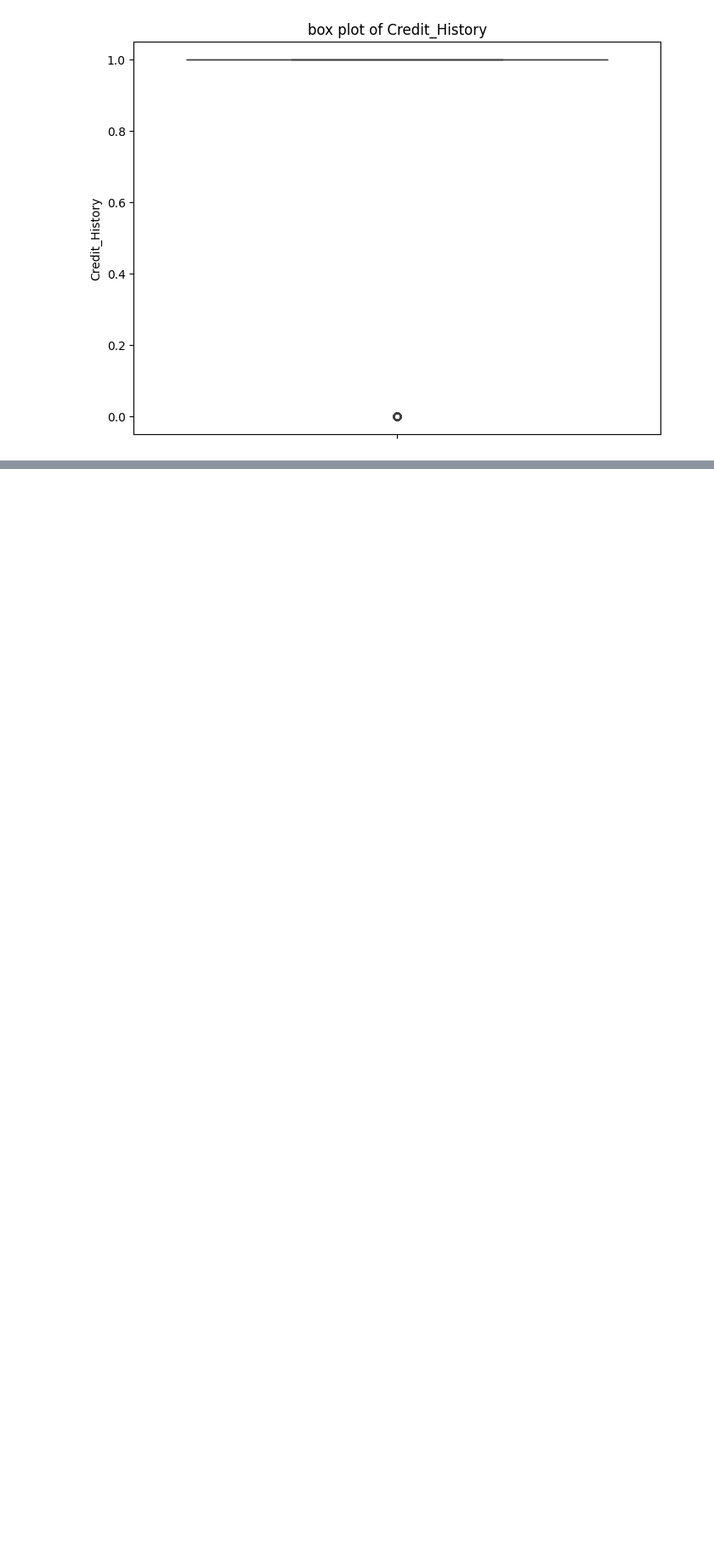
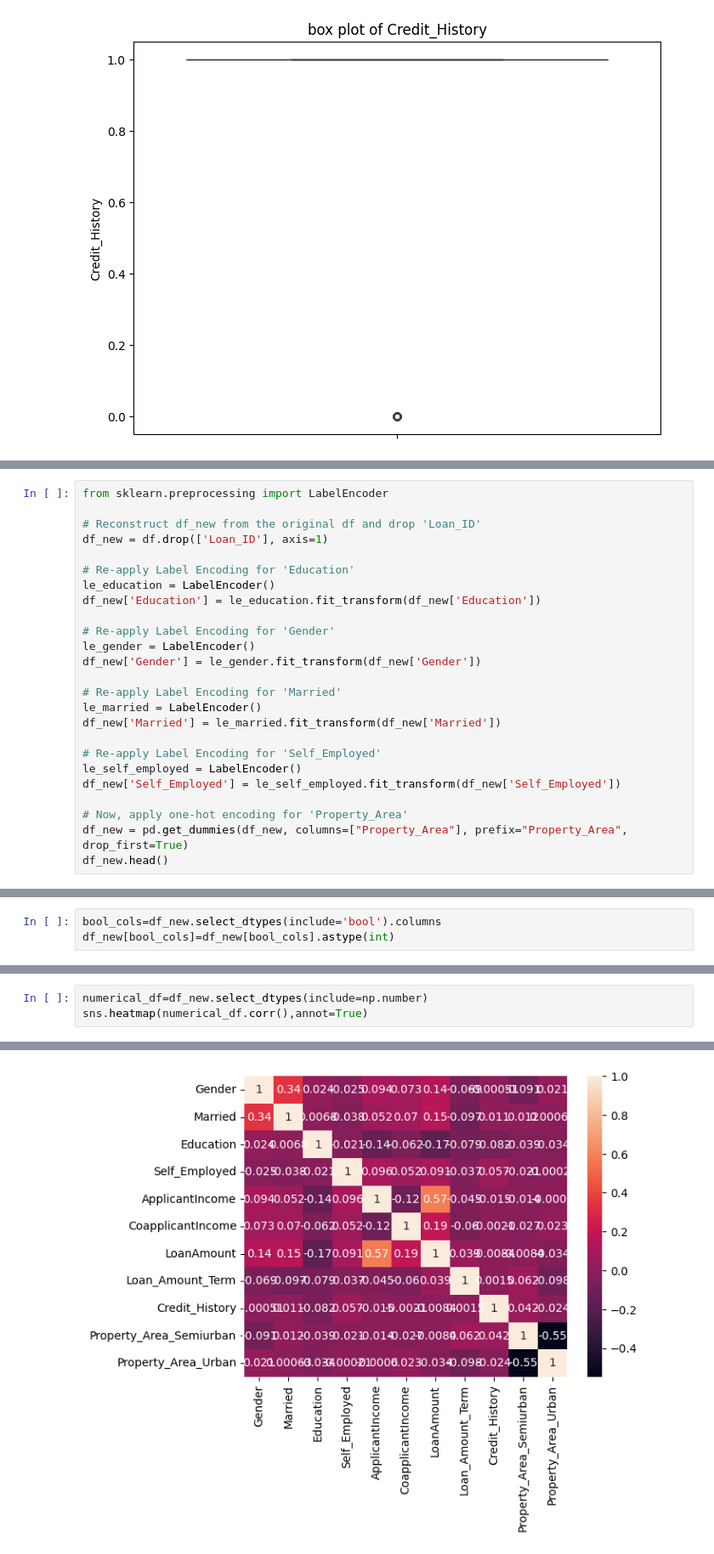
Before and after one commit to sanjanabalan84-glitch/ML-AI-PROJECT, a Jupyter notebook: assessment.ipynb, the cells around one changed output, grey strips where cells are left out. Shown at 85% size. Saved outputs shown, nothing was run; the diff lists cells and outputs as text; blank space fills up the shorter version.

```diff
--- a/assessment.ipynb
+++ b/assessment.ipynb
@@ -183,0 +257,25 @@ for col in numerical_cols:
+# %%
+from sklearn.preprocessing import LabelEncoder
+
+# Reconstruct df_new from the original df and drop 'Loan_ID'
+df_new = df.drop(['Loan_ID'], axis=1)
+
+# Re-apply Label Encoding for 'Education'
+le_education = LabelEncoder()
+df_new['Education'] = le_education.fit_transform(df_new['Education'])
+
+# Re-apply Label Encoding for 'Gender'
+le_gender = LabelEncoder()
+df_new['Gender'] = le_gender.fit_transform(df_new['Gender'])
+
+# Re-apply Label Encoding for 'Married'
+le_married = LabelEncoder()
+df_new['Married'] = le_married.fit_transform(df_new['Married'])
+
+# Re-apply Label Encoding for 'Self_Employed'
+le_self_employed = LabelEncoder()
+df_new['Self_Employed'] = le_self_employed.fit_transform(df_new['Self_Employed'])
+
+# Now, apply one-hot encoding for 'Property_Area'
+df_new = pd.get_dummies(df_new, columns=["Property_Area"], prefix="Property_Area", drop_first=True)
+df_new.head()
@@ -184 +289,4 @@ for col in numerical_cols:
+# %%
+bool_cols=df_new.select_dtypes(include='bool').columns
+df_new[bool_cols]=df_new[bool_cols].astype(int)
 # %%
@@ -199,0 +301,4 @@ KeyError: ' Education'
+# %%
+numerical_df=df_new.select_dtypes(include=np.number)
+sns.heatmap(numerical_df.corr(),annot=True)
+# %% [output]
@@ -199,0 +306 @@ KeyError: ' Education'
+[figure, added]
```
Also changed, not shown: parts of 25 cells of this notebook.
